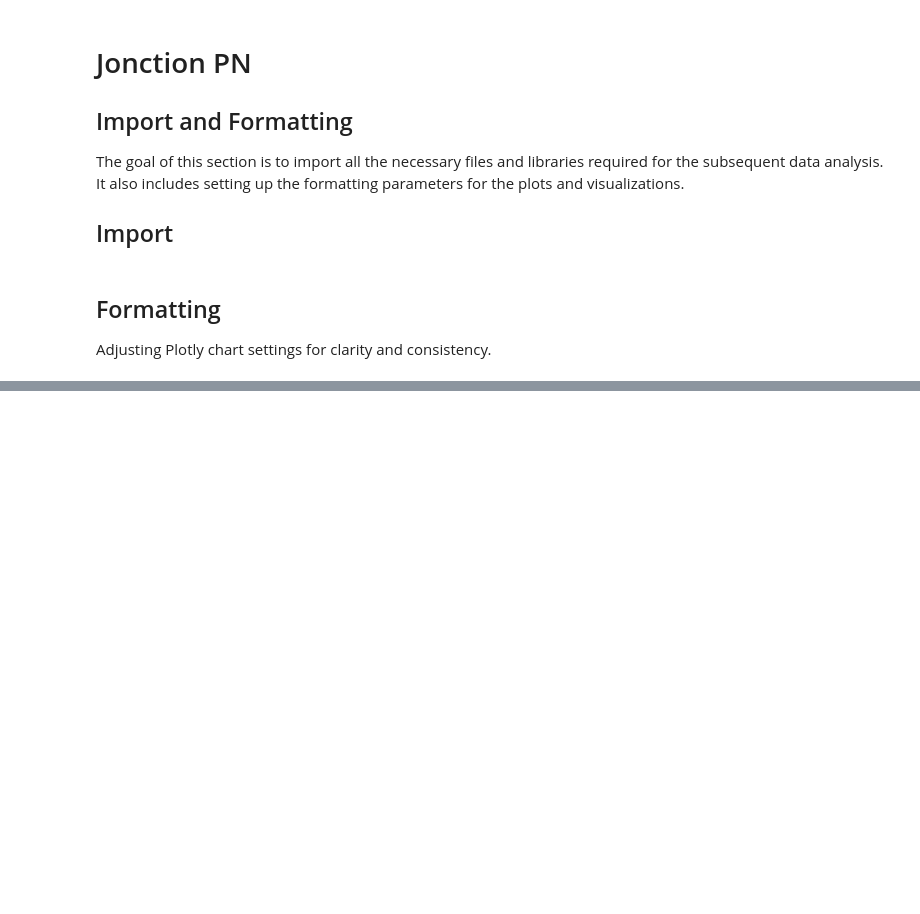
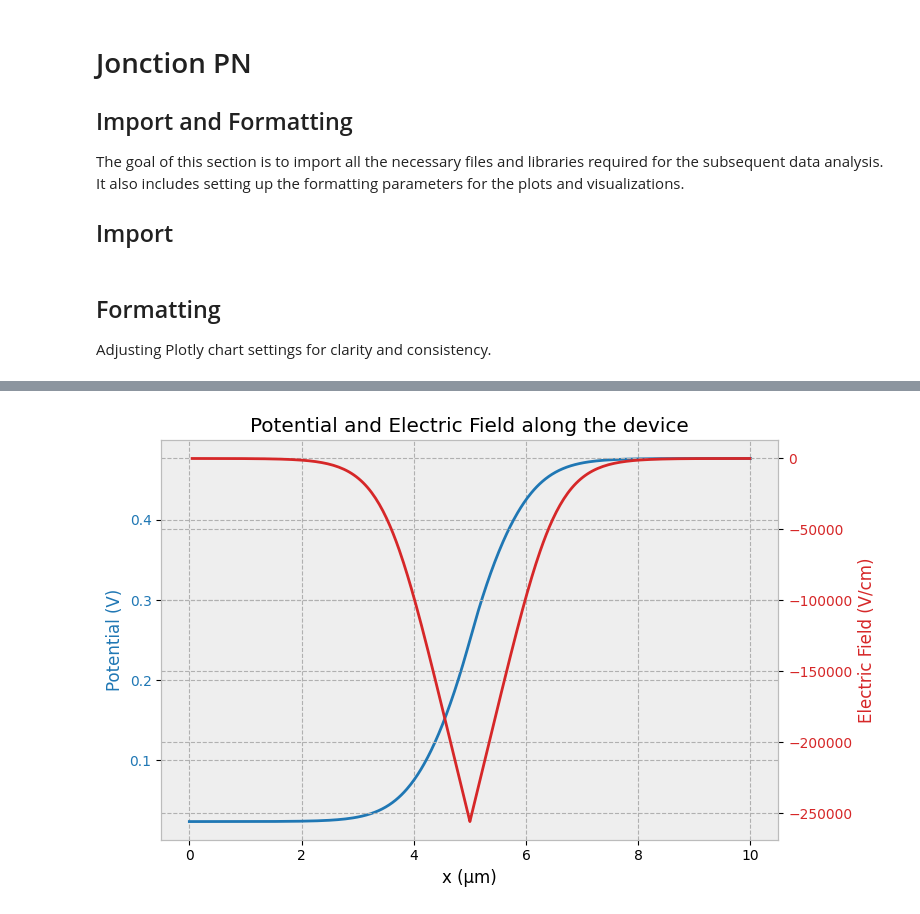
Before and after one commit to choucadieux/electronique_book, a Jupyter notebook: Logicol/Jonction_PN.ipynb, the cells around one changed output, grey strips where cells are left out. Cells and saved outputs as stored; diff of their text form; code cells hidden in the pictures; blank space fills up the shorter version.

```diff
--- a/Logicol/Jonction_PN.ipynb
+++ b/Logicol/Jonction_PN.ipynb
@@ -260,0 +917,20 @@ error: Convergence failure!
+# %%
+fig, ax1 = plt.subplots(figsize=(8,5))
+
+color = 'tab:blue'
+ax1.set_xlabel('x (μm)')
+ax1.set_ylabel('Potential (V)', color=color)
+ax1.plot(np.array(x)*1e6, V, color=color)
+ax1.tick_params(axis='y', labelcolor=color)
+
+ax2 = ax1.twinx()
+color = 'tab:red'
+ax2.set_ylabel('Electric Field (V/cm)', color=color)
+ax2.plot(np.array(xmid)*1e6, E, color=color)
+ax2.tick_params(axis='y', labelcolor=color)
+
+plt.title("Potential and Electric Field along the device")
+fig.tight_layout()
+plt.show()
+# %% [output]
+[figure, added]
```
Also changed, not shown: parts of 45 cells of this notebook, 6 other files.
